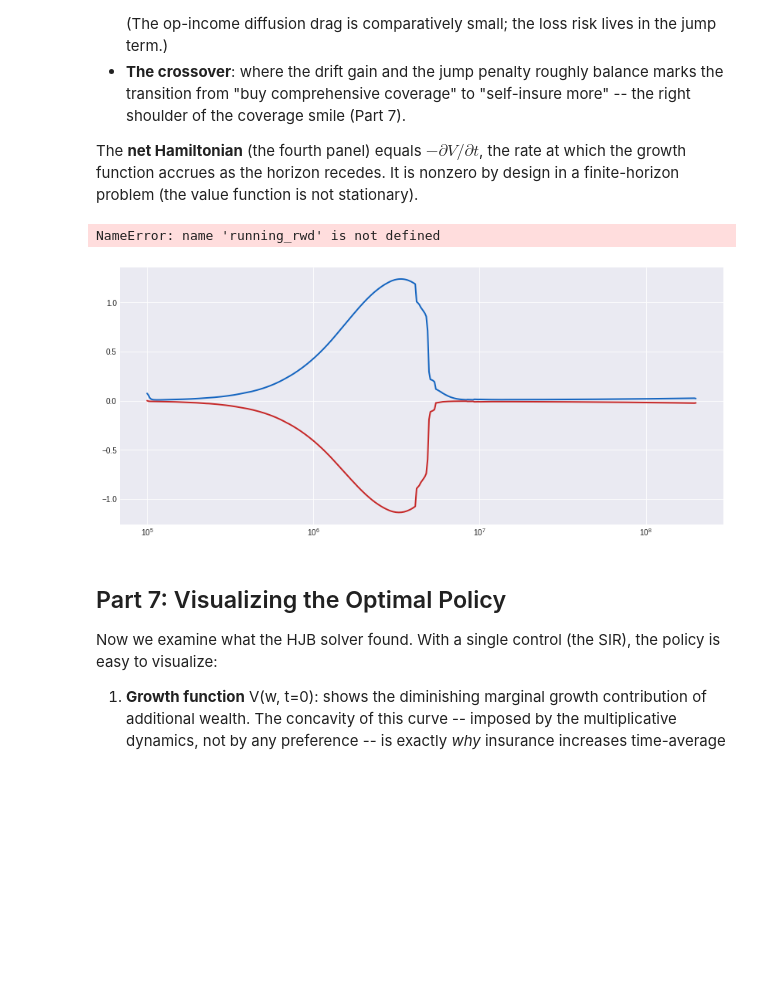
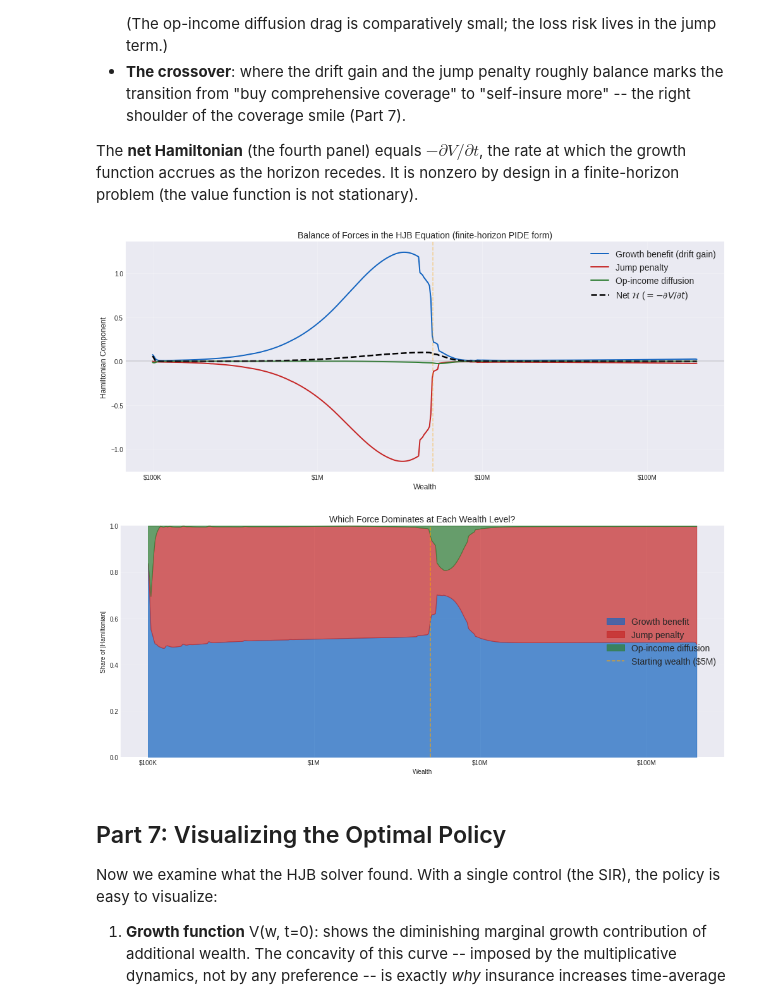
Before and after one commit to AlexFiliakov/Ergodic-Insurance-Limits, a Jupyter notebook: ergodic_insurance/notebooks/optimization/07_hjb_insurance_optimization.ipynb, the cells around one changed output. Cells and saved outputs as stored; diff of their text form; code cells hidden in the pictures; blank space fills up the shorter version.

```diff
--- a/ergodic_insurance/notebooks/optimization/07_hjb_insurance_optimization.ipynb
+++ b/ergodic_insurance/notebooks/optimization/07_hjb_insurance_optimization.ipynb
@@ -2541,77 +2551,77 @@ The **net Hamiltonian** (the fourth panel) equals $-\partial V/\partial t$, the
 # %%
 if not CI:
     # =====================================================
-    # BALANCE OF FORCES: ALL TERMS OVERLAID (PIDE form)
+    # BALANCE OF FORCES: ALL TERMS OVERLAID (finite-horizon PIDE form)
     # =====================================================
+    # Finite-horizon (issue #1593): running cost and discount are both ZERO,
+    # so there are exactly three SIR-dependent forces (the same three shown
+    # panel-by-panel above). log(w) is the TERMINAL condition, not a running
+    # reward, and there is no -rho*V discount term.
 
-    fig, axes = plt.subplots(figsize=(14, 6), dpi=72)
+    fig, ax = plt.subplots(figsize=(14, 6), dpi=72)
 
-    for ax, (ti, tl) in zip([axes], zip([t_indices[0]], [t_labels[0]])):
-        ax.semilogx(wealth_grid, growth_benefit,
-                    lw=2, color="#1565C0", label="Growth benefit")
-        ax.semilogx(wealth_grid, jump_penalty,
-                    lw=2, color="#C62828", label="Jump penalty")
-        ax.semilogx(wealth_grid, running_rwd,
-                    lw=2, color="#2E7D32", label="Ergodicity transformation")
-        ax.semilogx(wealth_grid, discount_cost,
-                    lw=2, color="#6A1B9A", label="Horizon discount")
+    ax.semilogx(wealth_grid, growth_benefit,
+                lw=2, color="#1565C0", label="Growth benefit (drift gain)")
+    ax.semilogx(wealth_grid, jump_penalty,
+                lw=2, color="#C62828", label="Jump penalty")
+    ax.semilogx(wealth_grid, diffusion_drag,
+                lw=2, color="#2E7D32", label="Op-income diffusion")
 
-        # Net Hamiltonian
-        net_H = (growth_benefit + jump_penalty
-                 + running_rwd + discount_cost)
-        ax.semilogx(wealth_grid, net_H,
-                    lw=2.5, ls="--", color="black",
-                    label=r"Net $\mathcal{H}$ ($\approx -\partial V/\partial t$)")
+    # Net Hamiltonian  H = -dV/dt  (matches cell 25)
+    net_H = growth_benefit + jump_penalty + diffusion_drag
+    ax.semilogx(wealth_grid, net_H,
+                lw=2.5, ls="--", color="black",
+                label=r"Net $\mathcal{H}$ ($= -\partial V/\partial t$)")
 
-        ax.axvline(INITIAL_ASSETS, color="orange", ls="--", alpha=0.4)
-        ax.axhline(0, color="gray", ls="-", alpha=0.3)
-        ax.xaxis.set_major_formatter(DOLLAR_FORMATTER)
-        ax.set_xlabel("Wealth", fontsize=12)
-        ax.set_ylabel("Hamiltonian Component", fontsize=12)
-        ax.set_title("Balance of Forces in the HJB Equation (PIDE jump form)", fontsize=14)
-        ax.legend(fontsize=14, loc="best")
-        ax.grid(True, alpha=0.3)
+    ax.axvline(INITIAL_ASSETS, color="orange", ls="--", alpha=0.4)
+    ax.axhline(0, color="gray", ls="-", alpha=0.3)
+    ax.xaxis.set_major_formatter(DOLLAR_FORMATTER)
+    ax.set_xlabel("Wealth", fontsize=12)
+    ax.set_ylabel("Hamiltonian Component", fontsize=12)
+    ax.set_title("Balance of Forces in the HJB Equation (finite-horizon PIDE form)", fontsize=14)
+    ax.legend(fontsize=14, loc="best")
+    ax.grid(True, alpha=0.3)
 
     plt.tight_layout()
     plt.show()
 
     # --- Dominance map: which term has the largest absolute magnitude? ---
     fig, ax = plt.subplots(figsize=(14, 6), dpi=72)
 
-    term_names = ["Growth benefit", "Jump penalty", "Ergodicity transformation", "Horizon discount"]
-    term_colors = ["#1565C0", "#C62828", "#2E7D32", "#6A1B9A"]
+    term_names = ["Growth benefit", "Jump penalty", "Op-income diffusion"]
+    term_colors = ["#1565C0", "#C62828", "#2E7D32"]
     all_terms_t0 = np.stack([
         np.abs(growth_benefit),
         np.abs(jump_penalty),
-        np.abs(running_rwd),
-        np.abs(discount_cost),
+        np.abs(diffusion_drag),
     ], axis=-1)
 
     row_sums = all_terms_t0.sum(axis=1, keepdims=True)
     fractions = all_terms_t0 / np.maximum(row_sums, 1e-12)
 
     bottom = np.zeros(len(wealth_grid))
     for j, (name, color) in enumerate(zip(term_names, term_colors)):
         ax.fill_between(wealth_grid, bottom, bottom + fractions[:, j],
                         color=color, alpha=0.7, label=name)
         bottom += fractions[:, j]
 
     ax.axvline(INITIAL_ASSETS, color="orange", ls="--", alpha=0.7,
                label=f"Starting wealth ({format_dollar(INITIAL_ASSETS)})")
     ax.set_xscale("log")
     ax.xaxis.set_major_formatter(DOLLAR_FORMATTER)
     ax.set_xlabel("Wealth")
     ax.set_ylabel("Share of |Hamiltonian|")
-    ax.set_title("Which Force Dominates at Each Wealth Level?",
-                 fontsize=14)
+    ax.set_title("Which Force Dominates at Each Wealth Level?", fontsize=14)
     ax.set_ylim(0, 1)
     ax.legend(loc="center right", fontsize=14)
     ax.grid(True, alpha=0.3, axis="y")
     plt.tight_layout()
     plt.show()
+else:
+    print("Skipped (CI mode).")
 # %% [output]
-NameError: name 'running_rwd' is not defined
-[figure, old version]
+[figure, new version]
+[figure, added]
 # %% [markdown]
 <a id="part7"></a>
 ## Part 7: Visualizing the Optimal Policy
```
Also changed, not shown: parts of 10 cells of this notebook.
